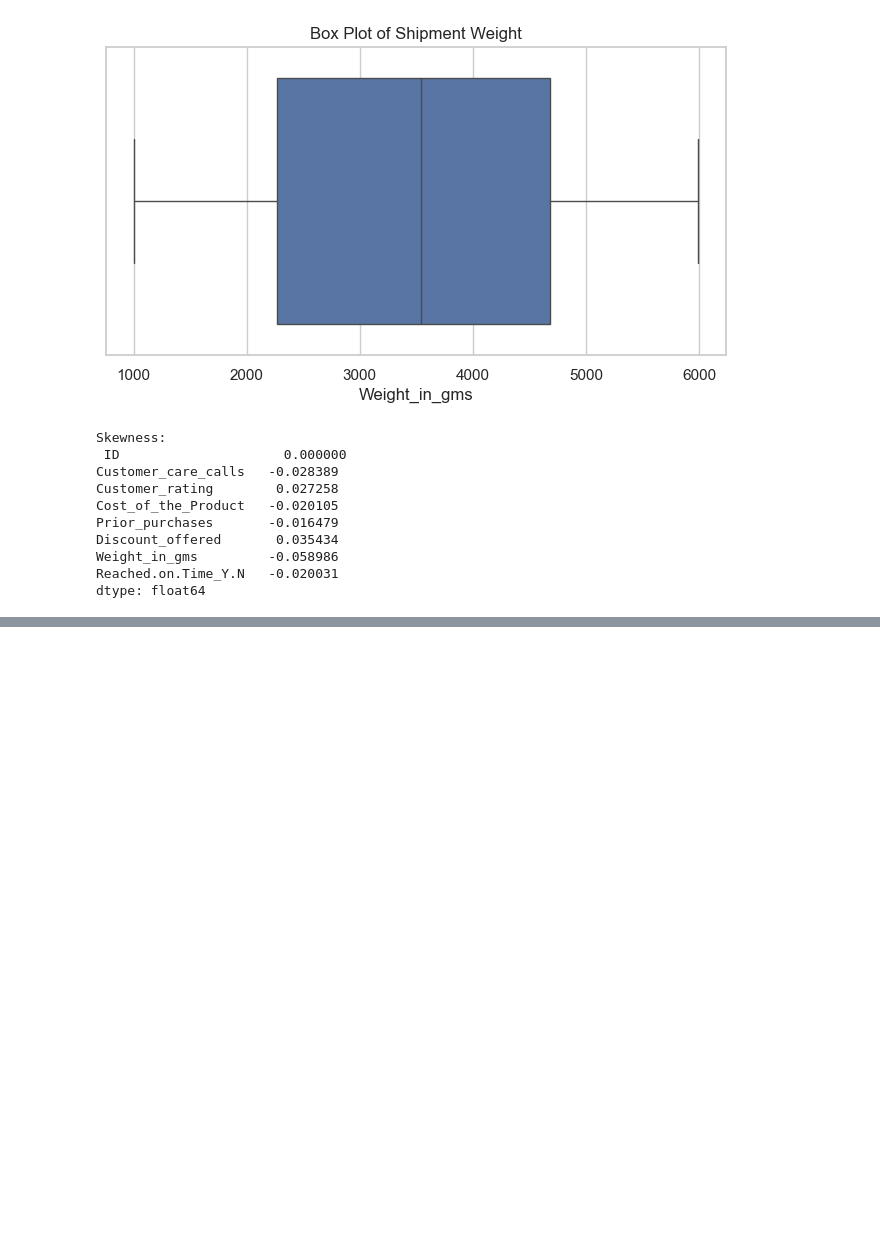
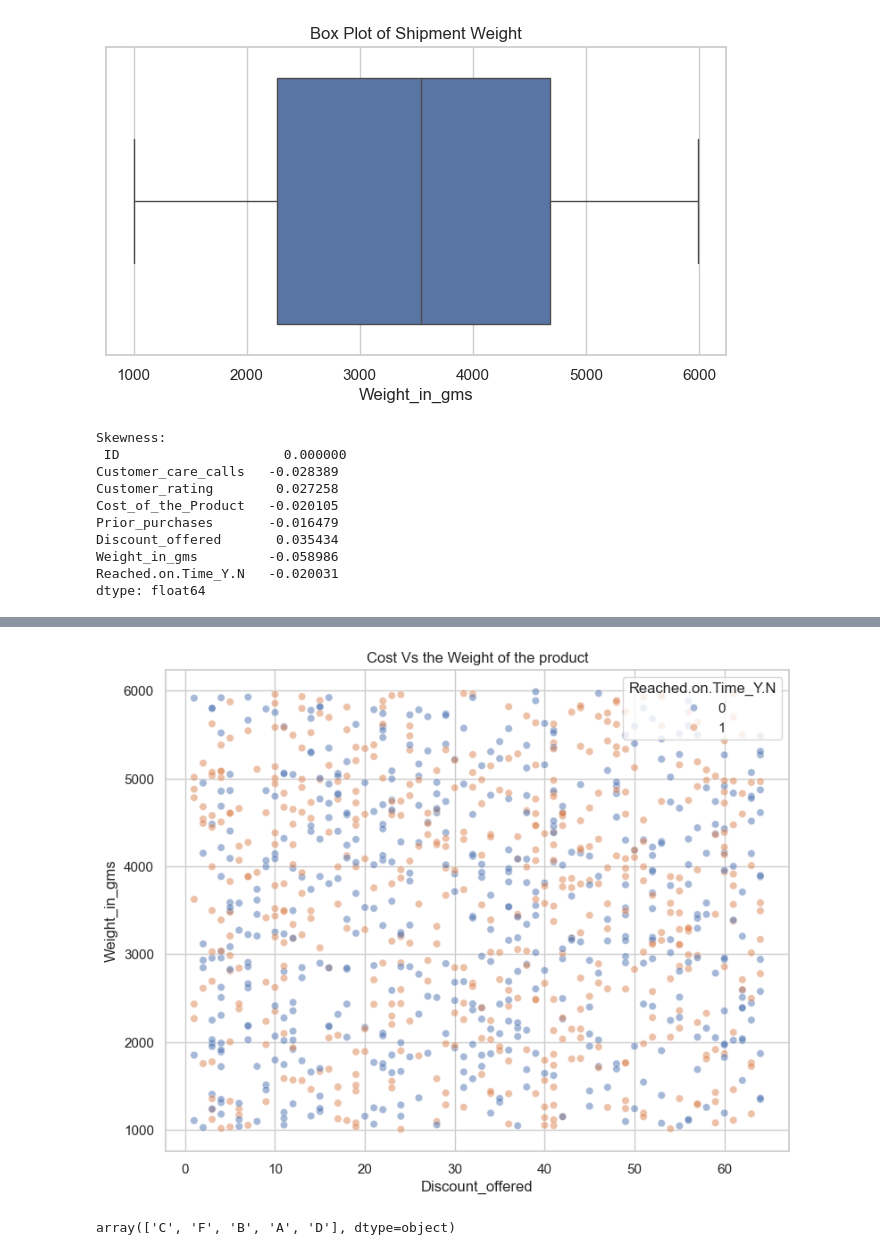
Before and after one commit to mailech/ShipmentSure-Predicting-On-Time-Delivery-Using-Supplier-Data, a Jupyter notebook: EDA.ipynb, the cells around one changed output, grey strips where cells are left out. Saved outputs shown, nothing was run; the diff lists cells and outputs as text; code cells hidden in the pictures; blank space fills up the shorter version.

```diff
--- a/EDA.ipynb
+++ b/EDA.ipynb
@@ -215,0 +246,12 @@ dtype: float64
+# %%
+#Scatter Plot
+plt.figure(figsize=(9,7))
+sns.scatterplot(x='Discount_offered',y='Weight_in_gms', hue='Reached.on.Time_Y.N',data=df,alpha = 0.5)
+plt.title("Cost Vs the Weight of the product")
+plt.show()
+# %% [output]
+[figure, added]
+# %%
+df['Warehouse_block'].unique()
+# %% [output]
+array(['C', 'F', 'B', 'A', 'D'], dtype=object)
```
Also changed, not shown: parts of 7 cells of this notebook.
